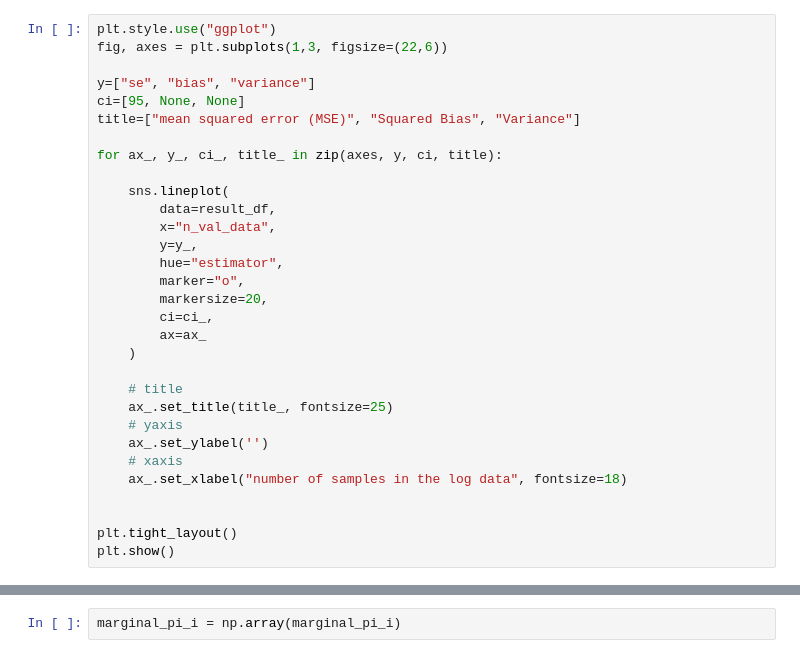
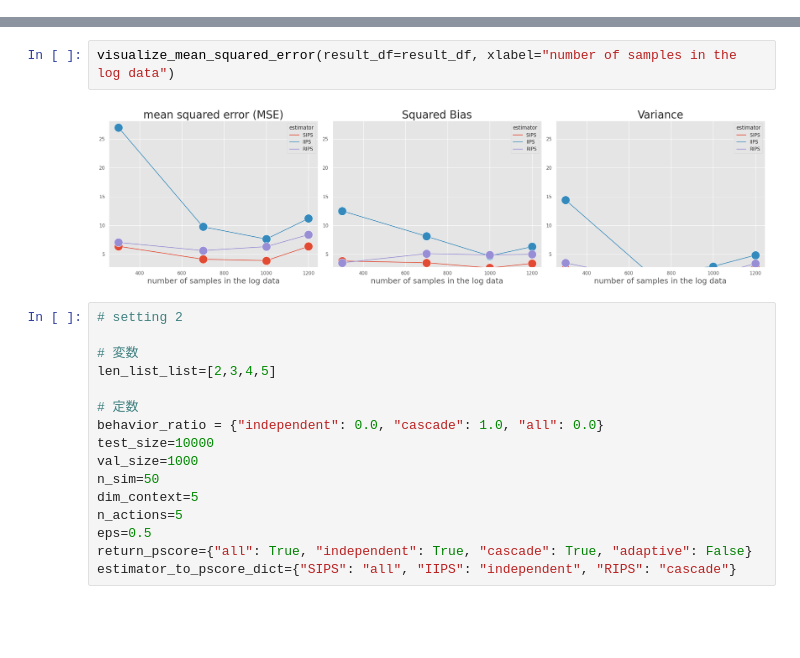
Before and after one commit to tatsuki1107/cfml_tutorial, a Jupyter notebook: ranking/rips.ipynb, the cells around one changed output, grey strips where cells are left out. Drawn from its saved outputs; the diff is of its cells as text; blank space fills up the shorter version.

```diff
--- a/ranking/rips.ipynb
+++ b/ranking/rips.ipynb
@@ -147,34 +98,3 @@ for val_size in val_sizes:
     result_df_list.append(result_df)
 
 result_df = pd.concat(result_df_list).reset_index(level=0)
-# %%
-plt.style.use("ggplot")
-fig, axes = plt.subplots(1,3, figsize=(22,6))
-
-y=["se", "bias", "variance"]
-ci=[95, None, None]
-title=["mean squared error (MSE)", "Squared Bias", "Variance"]
-
-for ax_, y_, ci_, title_ in zip(axes, y, ci, title):
-
-    sns.lineplot(
-        data=result_df,
-        x="n_val_data",
-        y=y_,
-        hue="estimator",
-        marker="o",
-        markersize=20,
-        ci=ci_,
-        ax=ax_
-    )
-
-    # title
-    ax_.set_title(title_, fontsize=25)
-    # yaxis
-    ax_.set_ylabel('')
-    # xaxis
-    ax_.set_xlabel("number of samples in the log data", fontsize=18)
-
-
-plt.tight_layout()
-plt.show()
@@ -196,2 +101,20 @@ for i, slate in enumerate(all_slate):
-# %%
-marginal_pi_i = np.array(marginal_pi_i)
+# %%
+visualize_mean_squared_error(result_df=result_df, xlabel="number of samples in the log data")
+# %% [output]
+[figure, added]
+# %%
+# setting 2
+
+# 変数
+len_list_list=[2,3,4,5]
+
+# 定数
+behavior_ratio = {"independent": 0.0, "cascade": 1.0, "all": 0.0}
+test_size=10000
+val_size=1000
+n_sim=50
+dim_context=5
+n_actions=5
+eps=0.5
+return_pscore={"all": True, "independent": True, "cascade": True, "adaptive": False}
+estimator_to_pscore_dict={"SIPS": "all", "IIPS": "independent", "RIPS": "cascade"}
```
Also changed, not shown: parts of 8 cells of this notebook, 8 other files.
